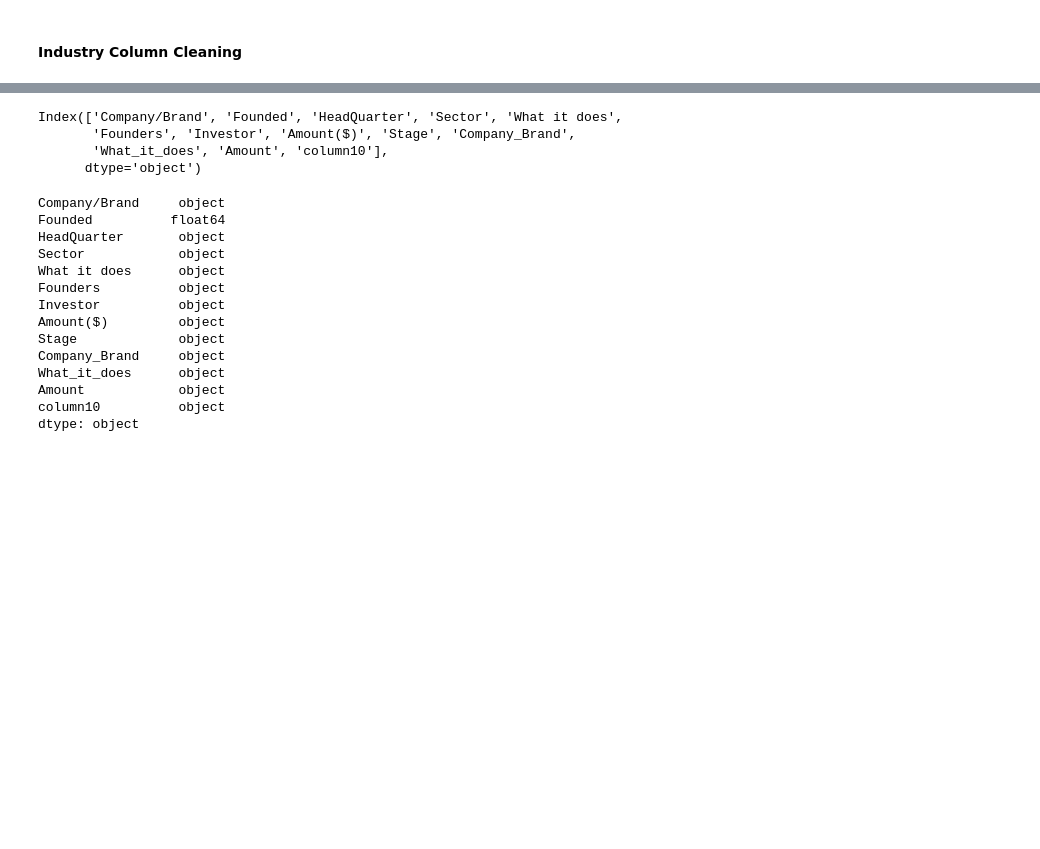
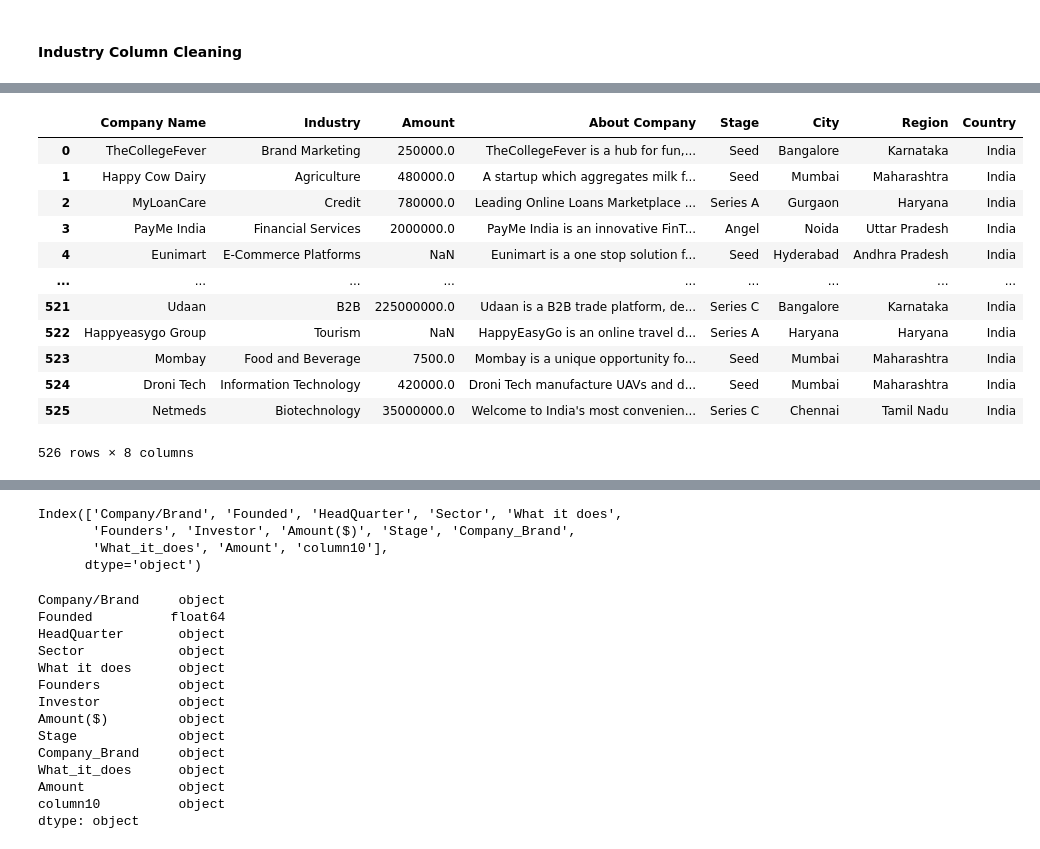
Before and after one commit to Rama-Mwenda/Indian_Ecosystem_Analysis, a Jupyter notebook: Analysis_Notebook.ipynb, the cells around one changed output, grey strips where cells are left out. Cells and saved outputs as stored; diff of their text form; code cells hidden in the pictures; blank space fills up the shorter version.

Commit message:
2018 Cleaning complete

```diff
--- a/Analysis_Notebook.ipynb
+++ b/Analysis_Notebook.ipynb
@@ -555,3 +555,10 @@ currency_converter(df=df_2018, target='Amount', check='Currency')
 | 524 | Droni Tech | Information Technology | Seed | 420000.0 | Mumbai, Maharashtra, India | Droni Tech manufacture UAVs and d... | ₹ |
 | 525 | Netmeds | Biotechnology, Health Care, Pharm... | Series C | 35000000.0 | Chennai, Tamil Nadu, India | Welcome to India's most convenien... | NaN |
 526 rows × 7 columns
+# %%
+#dropping the deprecated Currency column
+(df_2018
+ .drop(columns='Currency', inplace = True)
+ )
+
+df_2018
@@ -585,7 +606,7 @@ There is a google link which could causing the datatype to be different from exp
 clear it
 # %%
 #Cleaning the column
-df_2018['Series'] = (df_2018
+df_2018['Stage'] = (df_2018
                      ['Round/Series']
                      .str
                      .replace(r'http\S+|www\S+', '', regex=True) #cleaning the url and replacing with space
@@ -594,5 +615,5 @@ df_2018['Series'] = (df_2018
                      .astype('category') #converting to categorical datatype
                      )
 
-df_2018['Series'].value_counts() #confirming the url has been removed
+df_2018['Stage'].value_counts() #confirming the url has been removed
 # %% [output]
@@ -614,5 +635,9 @@ Series H                      1
                               1
 Name: count, dtype: int64
 # %%
-#dropping the unclean Round/Series column
-df_2018.drop('Round/Series', axis = 1, inplace=True)
+#dropping the deprecated Round/Series column
+(df_2018
+ .drop('Round/Series', axis = 1, inplace=True)
+ )
+
+df_2018
@@ -632,0 +712,11 @@ dtype: object
+# %%
+#cleaning the industry column
+df_2018['Industry'] = (df_2018
+                       ['Industry']
+                       .str
+                       .split(',', expand=True) #split the descriptions separated by comma
+                       .pop(0) #pop only the first description
+                       .astype('category')
+                       )
+
+df_2018['Industry'].value_counts()
@@ -633 +764,27 @@ dtype: object
+# %%
+#splitting Location column and reassigning to city, region and country
+df_2018[['City', 'Region', 'Country']]=(df_2018
+                                      ['Location']
+                                      .str
+                                      .split(',', expand=True) #split columns
+                                      .astype('category') #changing to category datatype
+                                      )
+#drop the deprecated Location column
+df_2018.drop(columns='Location', inplace=True)
+
+df_2018
+# %% [output]
+|  | Company Name | Industry | Amount | About Company | Stage | City | Region | Country |
+| 0 | TheCollegeFever | Brand Marketing | 250000.0 | TheCollegeFever is a hub for fun,... | Seed | Bangalore | Karnataka | India |
+| 1 | Happy Cow Dairy | Agriculture | 480000.0 | A startup which aggregates milk f... | Seed | Mumbai | Maharashtra | India |
+| 2 | MyLoanCare | Credit | 780000.0 | Leading Online Loans Marketplace ... | Series A | Gurgaon | Haryana | India |
+| 3 | PayMe India | Financial Services | 2000000.0 | PayMe India is an innovative FinT... | Angel | Noida | Uttar Pradesh | India |
+| 4 | Eunimart | E-Commerce Platforms | NaN | Eunimart is a one stop solution f... | Seed | Hyderabad | Andhra Pradesh | India |
+| ... | ... | ... | ... | ... | ... | ... | ... | ... |
+| 521 | Udaan | B2B | 225000000.0 | Udaan is a B2B trade platform, de... | Series C | Bangalore | Karnataka | India |
+| 522 | Happyeasygo Group | Tourism | NaN | HappyEasyGo is an online travel d... | Series A | Haryana | Haryana | India |
+| 523 | Mombay | Food and Beverage | 7500.0 | Mombay is a unique opportunity fo... | Seed | Mumbai | Maharashtra | India |
+| 524 | Droni Tech | Information Technology | 420000.0 | Droni Tech manufacture UAVs and d... | Seed | Mumbai | Maharashtra | India |
+| 525 | Netmeds | Biotechnology | 35000000.0 | Welcome to India's most convenien... | Series C | Chennai | Tamil Nadu | India |
+526 rows × 8 columns
 # %%
```
Also changed, not shown: parts of 18 cells of this notebook.
